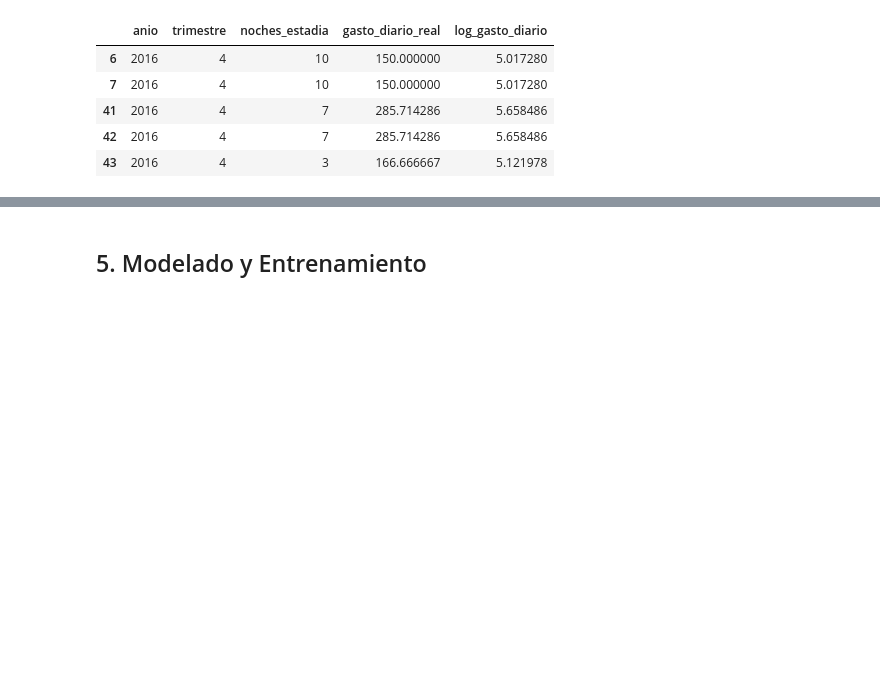
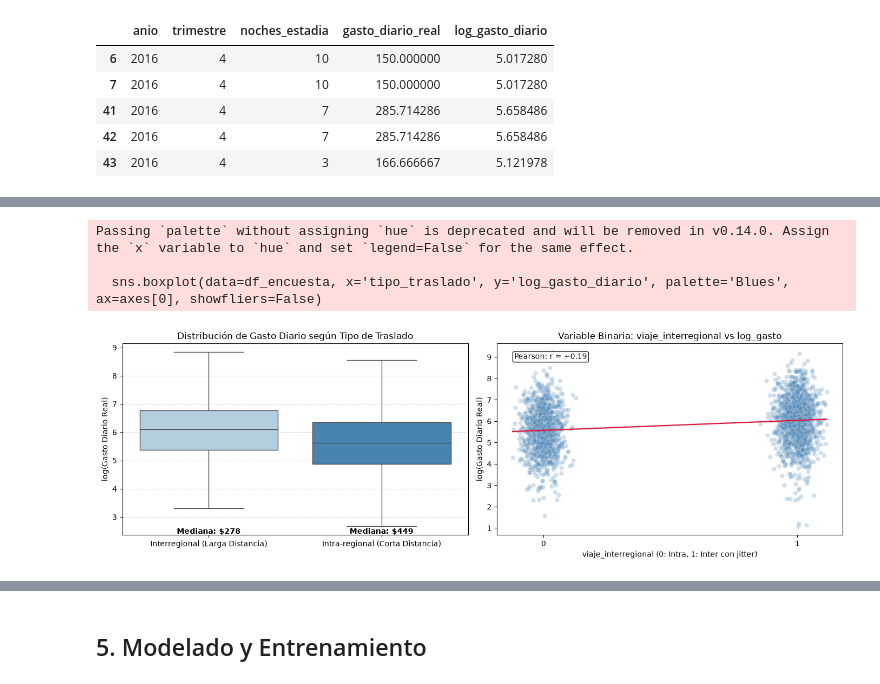
Before and after one commit to vbravo0/intro-ia-bravo, a Jupyter notebook: notebook.ipynb, the cells around one changed output, grey strips where cells are left out. Cells and saved outputs as stored; diff of their text form; code cells hidden in the pictures; blank space fills up the shorter version.

```diff
--- a/notebook.ipynb
+++ b/notebook.ipynb
@@ -327,0 +367,40 @@ Total de registros de turistas listos para modelar: 137,678
+# %%
+# Evidencia 2: viaje_interregional (Moverse dentro vs. fuera de la propia región)
+df_sample = df_encuesta.sample(n=2500, random_state=42)
+r_val, _ = pearsonr(df_encuesta['viaje_interregional'], df_encuesta['log_gasto_diario'])
+rng = np.random.default_rng(42)
+
+fig, axes = plt.subplots(1, 2, figsize=(14, 4.5))
+
+# 1. Boxplot comparativo
+df_encuesta['tipo_traslado'] = df_encuesta['viaje_interregional'].map({0: 'Intra-regional (Corta Distancia)', 1: 'Interregional (Larga Distancia)'})
+sns.boxplot(data=df_encuesta, x='tipo_traslado', y='log_gasto_diario', palette='Blues', ax=axes[0], showfliers=False)
+axes[0].set_title("Distribución de Gasto Diario según Tipo de Traslado")
+axes[0].set_xlabel("")
+axes[0].set_ylabel("log(Gasto Diario Real)")
+axes[0].grid(axis='y', linestyle='--', alpha=0.5)
+
+# Mediana impresa
+med_intra = df_encuesta.loc[df_encuesta['viaje_interregional'] == 0, 'gasto_diario_real'].median()
+med_inter = df_encuesta.loc[df_encuesta['viaje_interregional'] == 1, 'gasto_diario_real'].median()
+axes[0].text(0, axes[0].get_ylim()[0]*1.02, f"Mediana: ${med_intra:.0f}", ha='center', fontweight='bold')
+axes[0].text(1, axes[0].get_ylim()[0]*1.02, f"Mediana: ${med_inter:.0f}", ha='center', fontweight='bold')
+
+# 2. Scatter plot binario con Pearson
+x_plot = df_sample['viaje_interregional'].to_numpy() + rng.normal(0, 0.04, size=len(df_sample))
+sns.scatterplot(x=x_plot, y=df_sample['log_gasto_diario'], alpha=0.25, ax=axes[1], color='steelblue')
+sns.regplot(x=x_plot, y=df_sample['log_gasto_diario'], scatter=False, ax=axes[1], color='crimson', line_kws={'linewidth': 1.5})
+axes[1].set_title("Variable Binaria: viaje_interregional vs log_gasto")
+axes[1].set_xlabel("viaje_interregional (0: Intra, 1: Inter con jitter)")
+axes[1].set_ylabel("log(Gasto Diario Real)")
+axes[1].set_xticks([0, 1])
+axes[1].text(0.05, 0.92, f"Pearson: r = {r_val:+.2f}", transform=axes[1].transAxes, fontsize=10,
+             bbox=dict(boxstyle='round,pad=0.2', facecolor='white', alpha=0.85))
+
+plt.tight_layout()
+plt.show()
+# %% [output]
+Passing `palette` without assigning `hue` is deprecated and will be removed in v0.14.0. Assign the `x` variable to `hue` and set `legend=False` for the same effect.
+
+  sns.boxplot(data=df_encuesta, x='tipo_traslado', y='log_gasto_diario', palette='Blues', ax=axes[0], showfliers=False)
+[figure, added]
```
Also changed, not shown: parts of 27 cells of this notebook, 1 other file.
